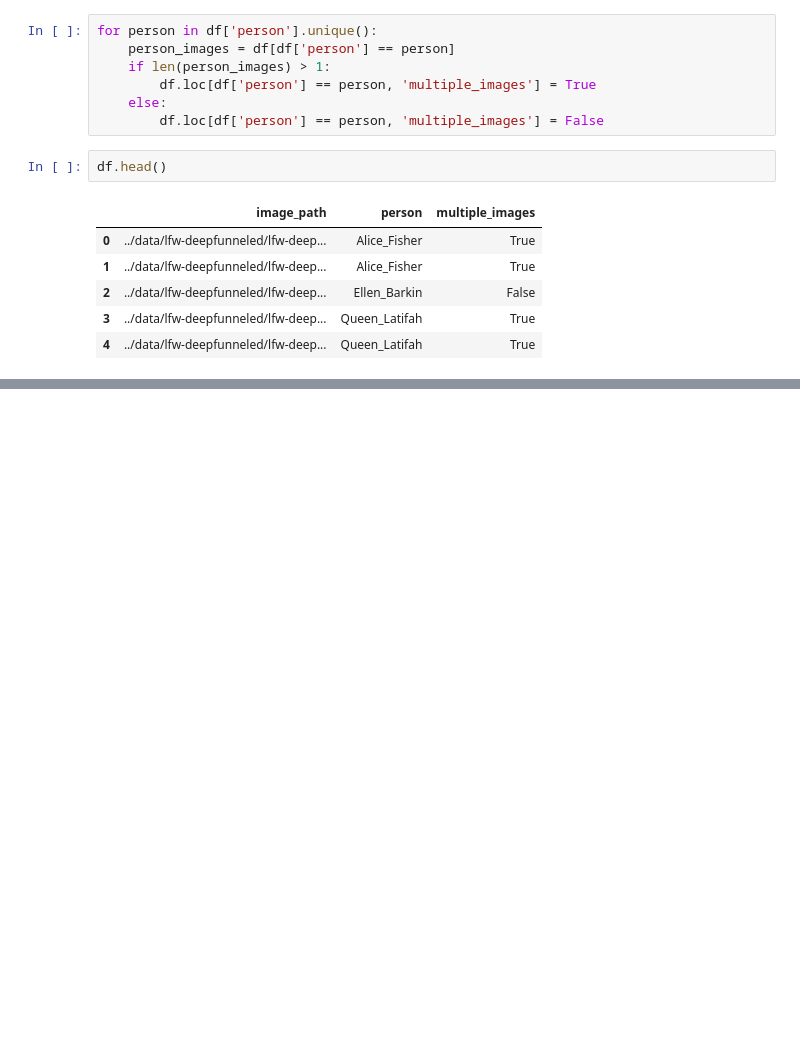
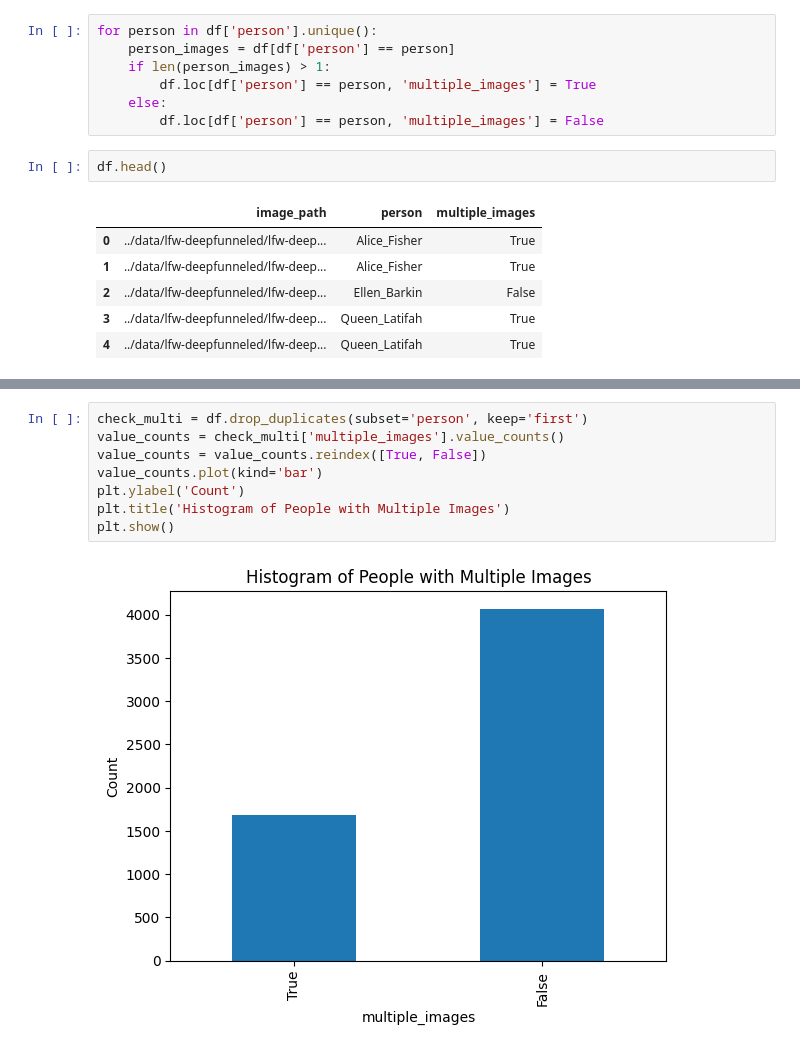
Before and after one commit to dannylyl/siamese-nn-facial-recognition, a Jupyter notebook: notebooks/6_LFW_EDA.ipynb, the cells around one changed output, grey strips where cells are left out. Cells and saved outputs as stored; diff of their text form; blank space fills up the shorter version.

```diff
--- a/notebooks/6_LFW_EDA.ipynb
+++ b/notebooks/6_LFW_EDA.ipynb
@@ -74,0 +117,10 @@ Number of people with multiple images: 1680
+# %%
+check_multi = df.drop_duplicates(subset='person', keep='first')
+value_counts = check_multi['multiple_images'].value_counts()
+value_counts = value_counts.reindex([True, False])
+value_counts.plot(kind='bar')
+plt.ylabel('Count')
+plt.title('Histogram of People with Multiple Images')
+plt.show()
+# %% [output]
+[figure, added]
```
Also changed, not shown: parts of 9 cells of this notebook.
